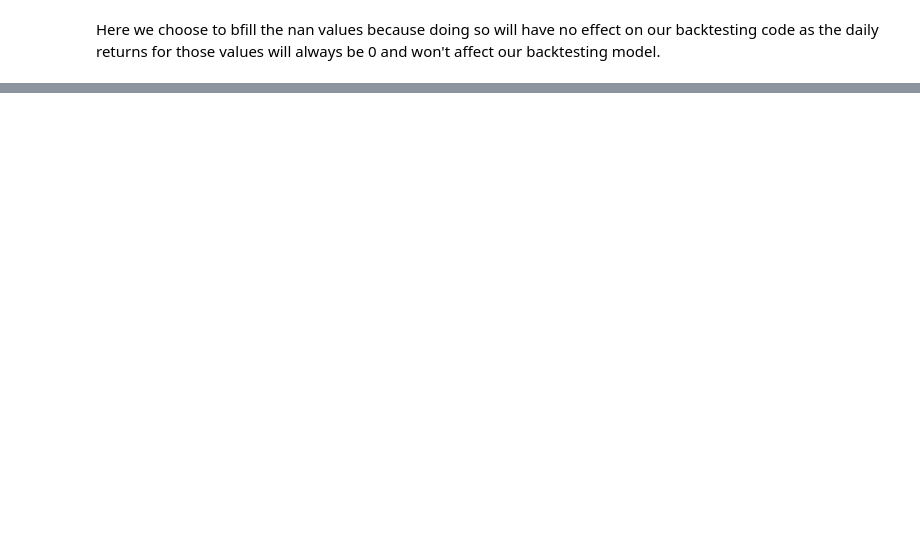
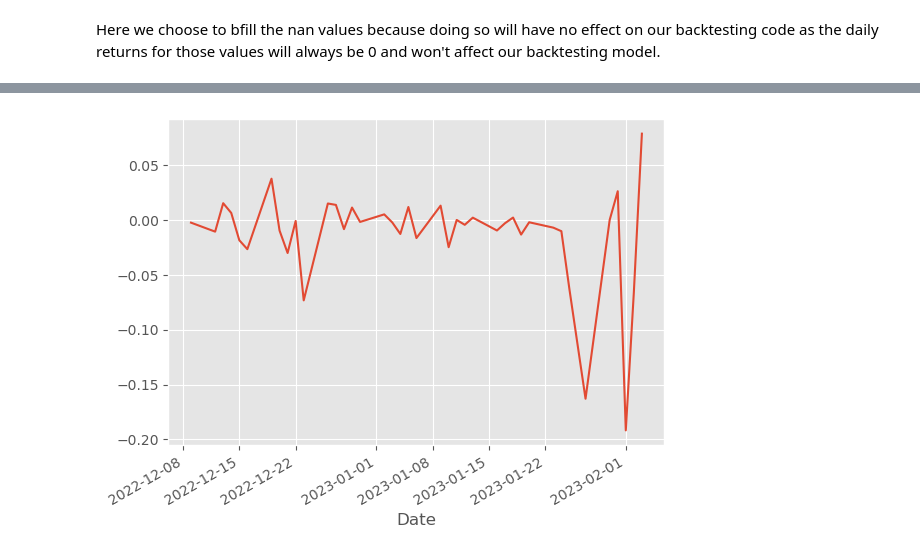
Before and after one commit to pChitral/Algorithmic-Trading-and-Quantitative-Analysis, a Jupyter notebook: data_handling_operations.ipynb, the cells around one changed output, grey strips where cells are left out. Drawn from its saved outputs; the diff is of its cells as text; code cells hidden in the pictures; blank space fills up the shorter version.

```diff
--- a/data_handling_operations.ipynb
+++ b/data_handling_operations.ipynb
@@ -40,0 +118,33 @@ Here we choose to bfill the nan values because doing so will have no effect on o
+# %%
+
+import datetime as dt
+import yfinance as yf
+import pandas as pd
+
+tickers = ["AMZN","MSFT","BHEL.NS","GOOG"]
+
+start = dt.datetime.today()-dt.timedelta(60)
+end = dt.datetime.today()
+cl_price = pd.DataFrame() # empty dataframe which will be filled with closing prices of each stock
+
+# looping over tickers and creating a dataframe with close prices
+for ticker in adani_stocks:
+    cl_price[ticker] = yf.download(ticker,start,end)["Adj Close"]
+
+#dropping NaN values
+cl_price.dropna(axis=0,how='any',inplace=True)
+
+# Return calculation
+daily_return = cl_price.pct_change() #Creates dataframe with daily return for each stock
+daily_return.mean(axis=1) #prints mean daily return for each stock
+daily_return.std() #prints standard deviation of daily returns for each stock
+
+# Rolling operations (simple)
+daily_return.rolling(window=10).mean()
+daily_return.rolling(window=10).std()
+daily_return.rolling(window=10).max()
+daily_return.rolling(window=10).sum()
+
+# Rolling operations (exponentialy weighted)
+daily_return.ewm(com=10, min_periods=10).mean()
+daily_return.ewm(com=10, min_periods=10).std()
@@ -40,0 +175,4 @@ Here we choose to bfill the nan values because doing so will have no effect on o
+# %%
+daily_return["ADANIPORTS.NS"].plot();
+# %% [output]
+[figure, added]
```
Also changed, not shown: parts of 12 cells of this notebook.
